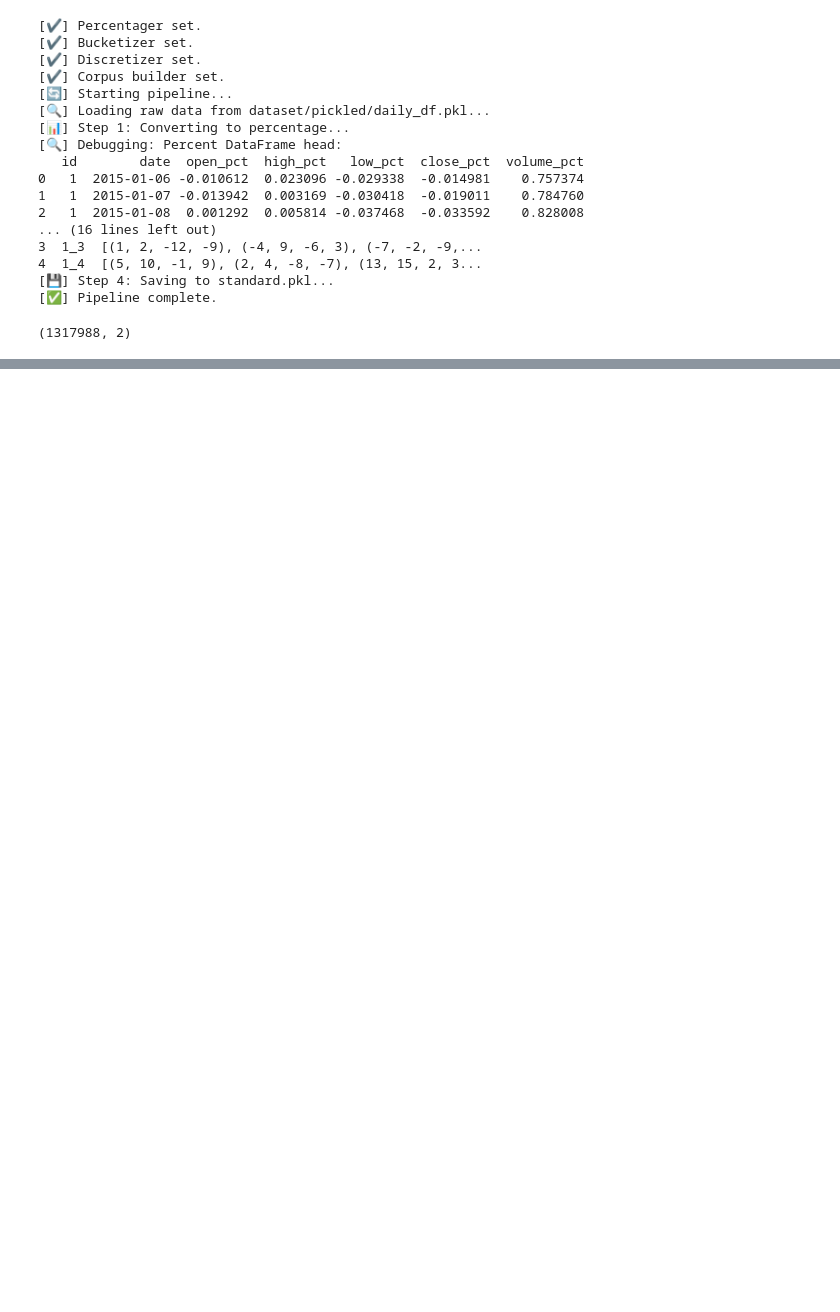
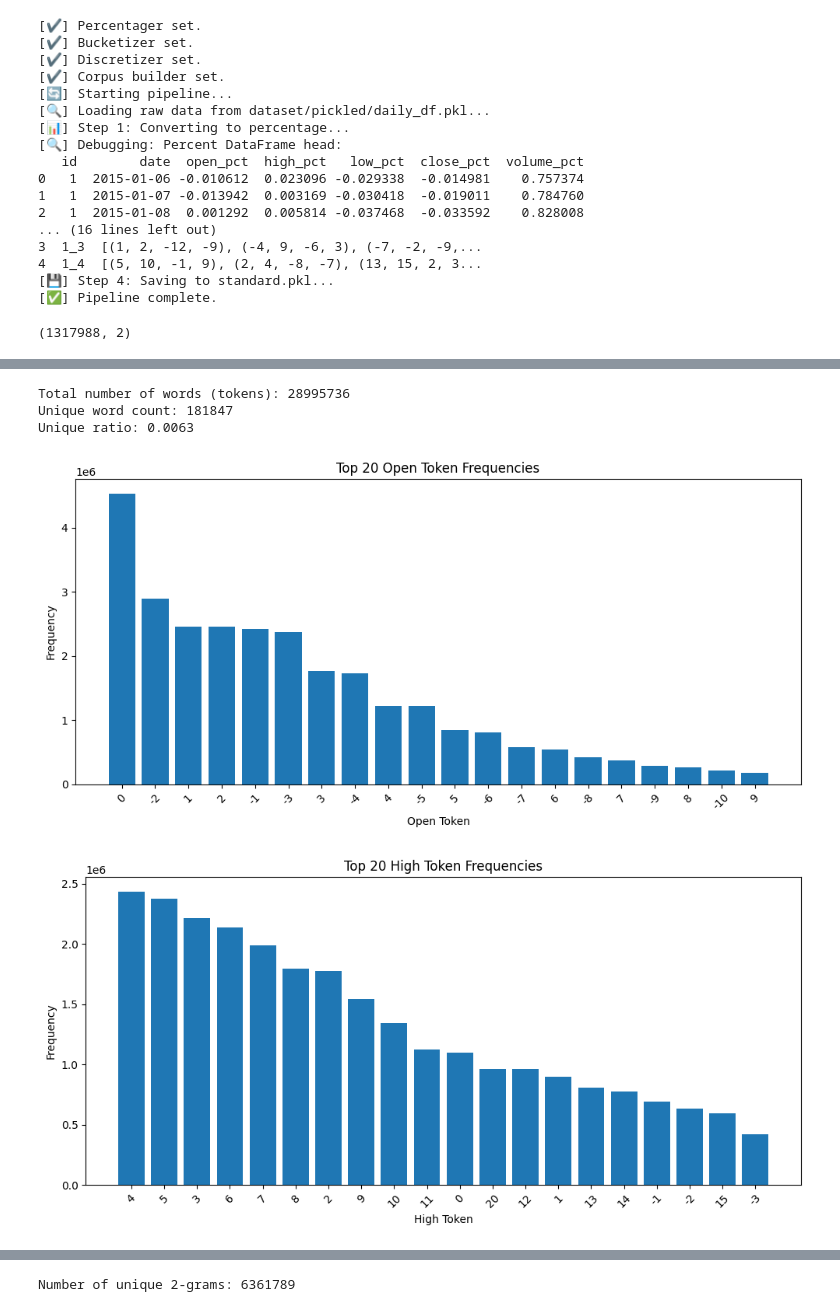
Before and after one commit to mythezone/fin_bert, a Jupyter notebook: data/process/pipeline_i.ipynb, the cells around one changed output, grey strips where cells are left out. Saved outputs shown, nothing was run; the diff lists cells and outputs as text; code cells hidden in the pictures; blank space fills up the shorter version.

```diff
--- a/data/process/pipeline_i.ipynb
+++ b/data/process/pipeline_i.ipynb
@@ -50 +48,11 @@ df[["text"]][100:200]
 100 rows × 1 columns
+# %%
+from data.process.corpus_viz import analyze_corpus_statistics
+
+analyze_corpus_statistics(corpus_path="dataset/pickled/standard.pkl")
+# %% [output]
+Total number of words (tokens): 28995736
+Unique word count: 181847
+Unique ratio: 0.0063
+[figure, added]
+[figure, added]
@@ -50,0 +61 @@ df[["text"]][100:200]
+Number of unique 2-grams: 6361789
```
Also changed, not shown: parts of 3 cells of this notebook, 7 other files.
